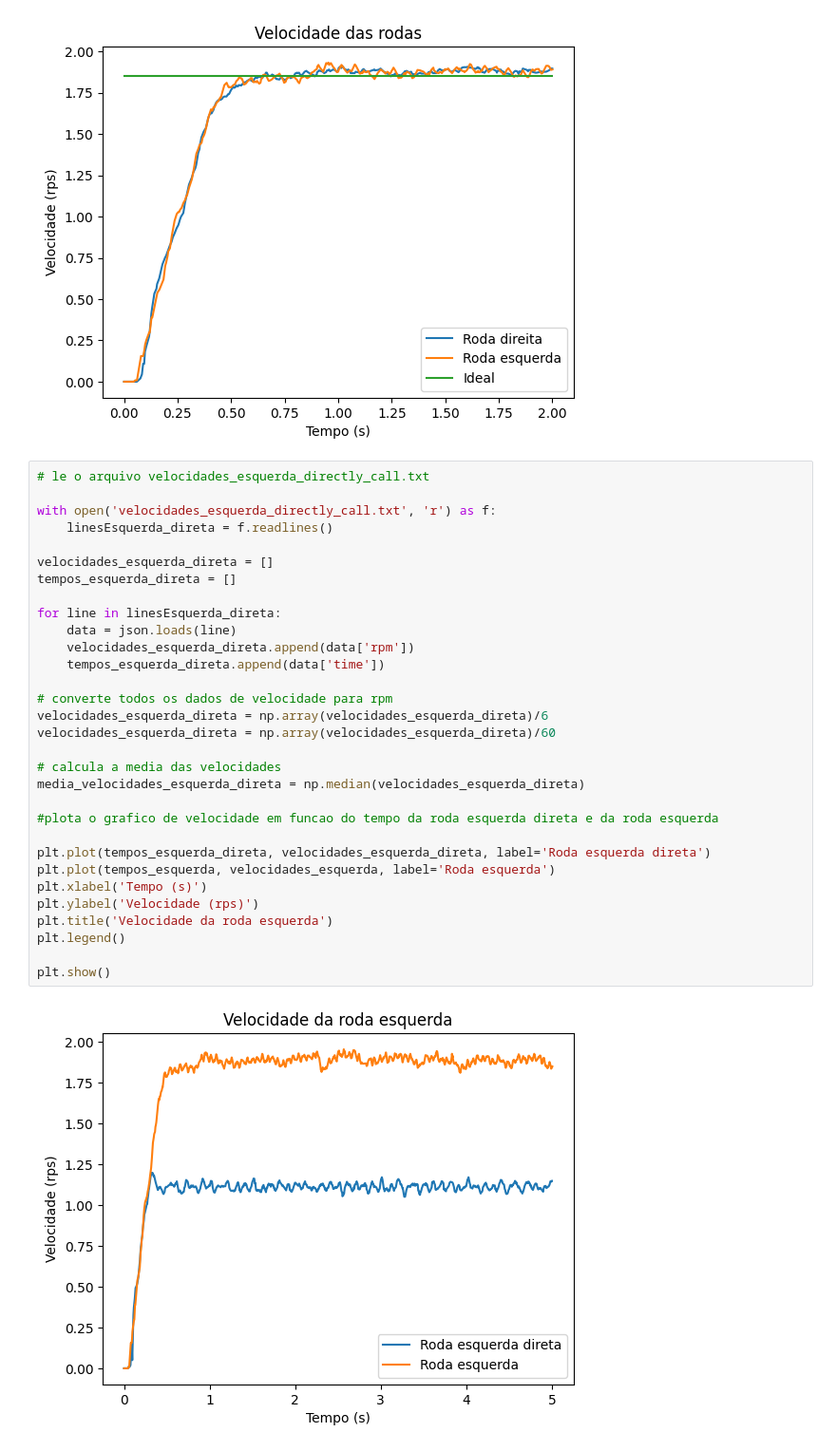
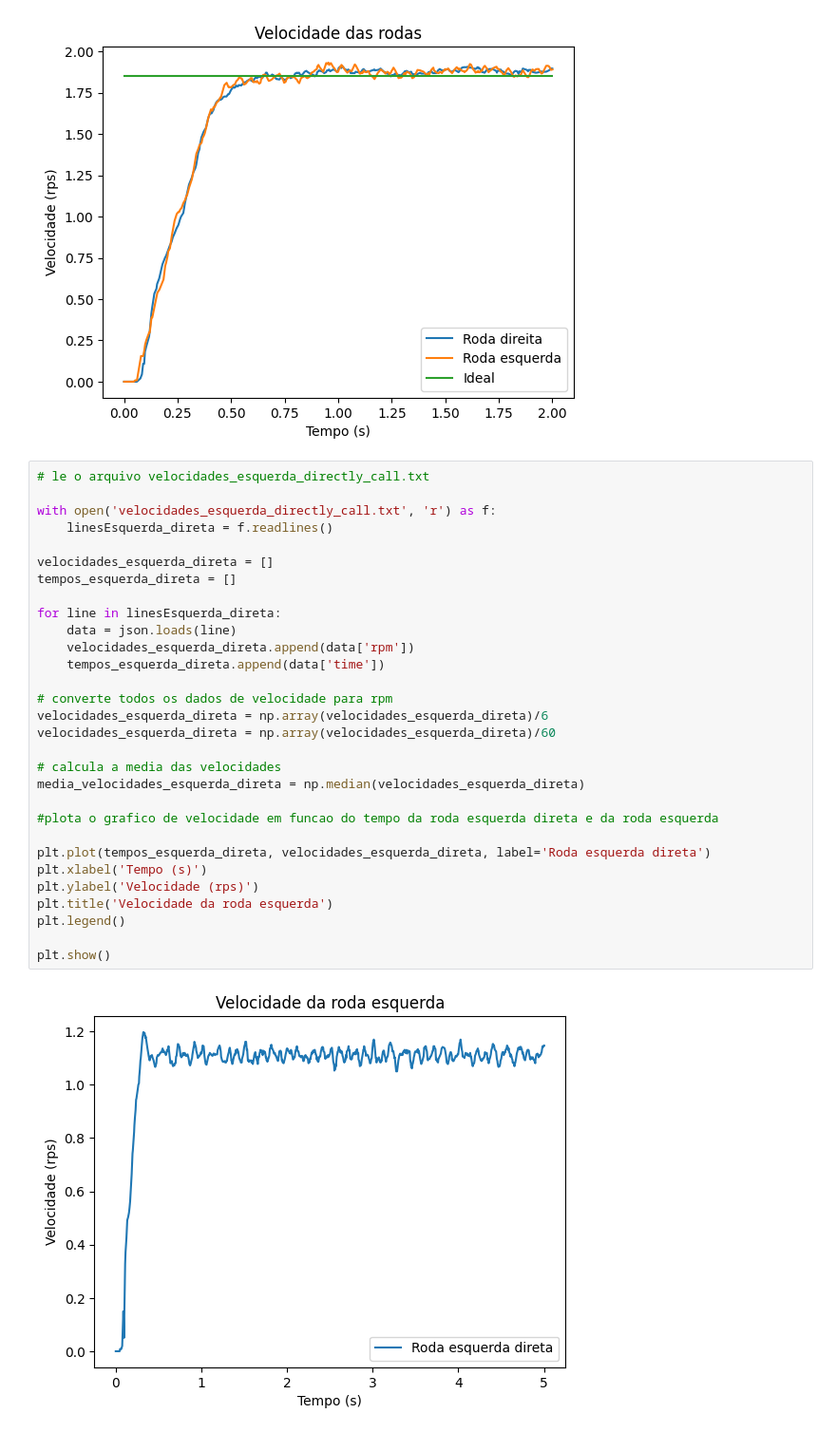
Before and after one commit to BrendonSouza/PID_TCC, a Jupyter notebook: analise_velocidade.ipynb, the cells around one changed output. Shown at 95% size. Drawn from its saved outputs; the diff is of its cells as text.

```diff
--- a/analise_velocidade.ipynb
+++ b/analise_velocidade.ipynb
@@ -147,32 +170,31 @@ plt.show()
 # le o arquivo velocidades_esquerda_directly_call.txt
 
 with open('velocidades_esquerda_directly_call.txt', 'r') as f:
     linesEsquerda_direta = f.readlines()
 
 velocidades_esquerda_direta = []
 tempos_esquerda_direta = []
 
 for line in linesEsquerda_direta:
     data = json.loads(line)
     velocidades_esquerda_direta.append(data['rpm'])
     tempos_esquerda_direta.append(data['time'])
 
 # converte todos os dados de velocidade para rpm
 velocidades_esquerda_direta = np.array(velocidades_esquerda_direta)/6
 velocidades_esquerda_direta = np.array(velocidades_esquerda_direta)/60
 
 # calcula a media das velocidades
 media_velocidades_esquerda_direta = np.median(velocidades_esquerda_direta)
 
 #plota o grafico de velocidade em funcao do tempo da roda esquerda direta e da roda esquerda
 
 plt.plot(tempos_esquerda_direta, velocidades_esquerda_direta, label='Roda esquerda direta')
-plt.plot(tempos_esquerda, velocidades_esquerda, label='Roda esquerda')
 plt.xlabel('Tempo (s)')
 plt.ylabel('Velocidade (rps)')
 plt.title('Velocidade da roda esquerda')
 plt.legend()
 
 plt.show()
 # %% [output]
-[figure, old version]
+[figure, new version]
```
Also changed, not shown: parts of 6 cells of this notebook, 2 other files.
